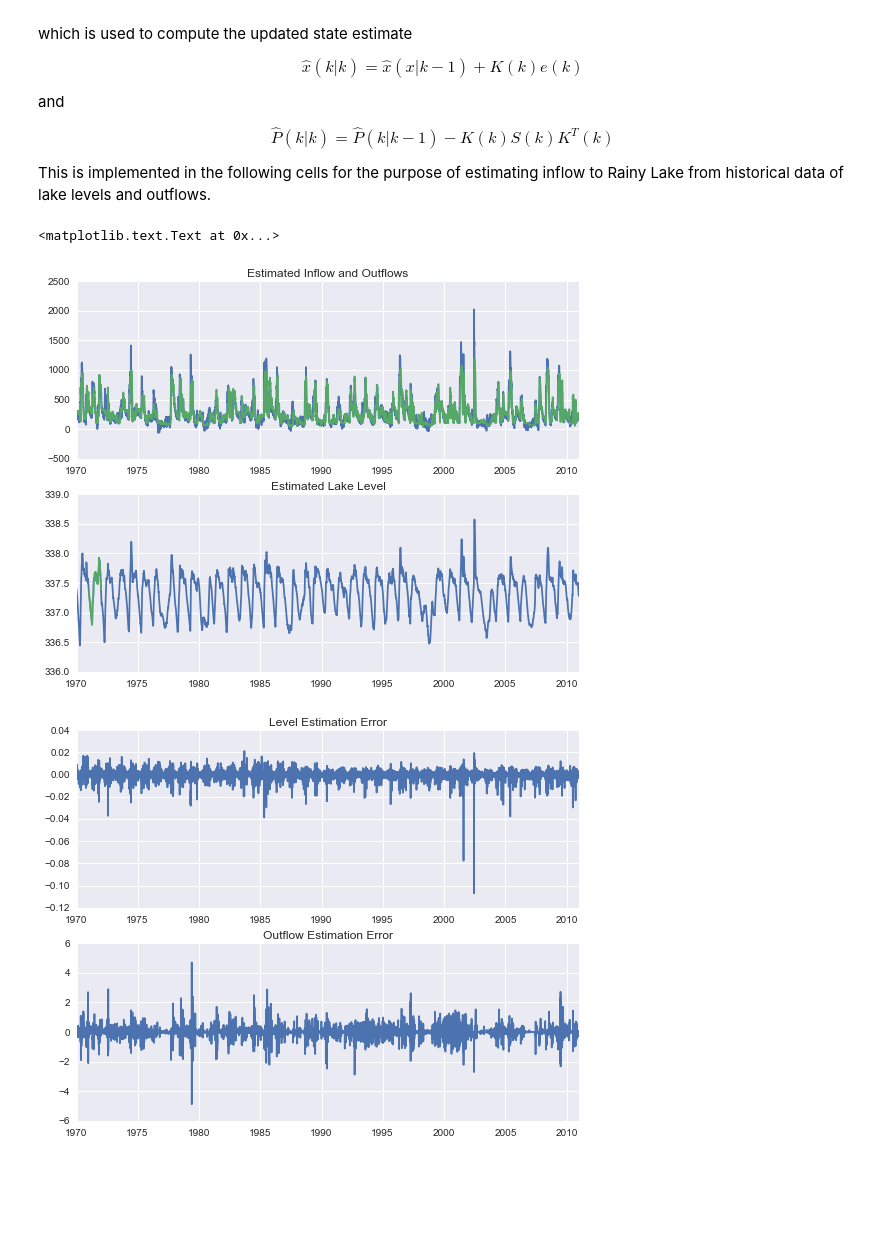
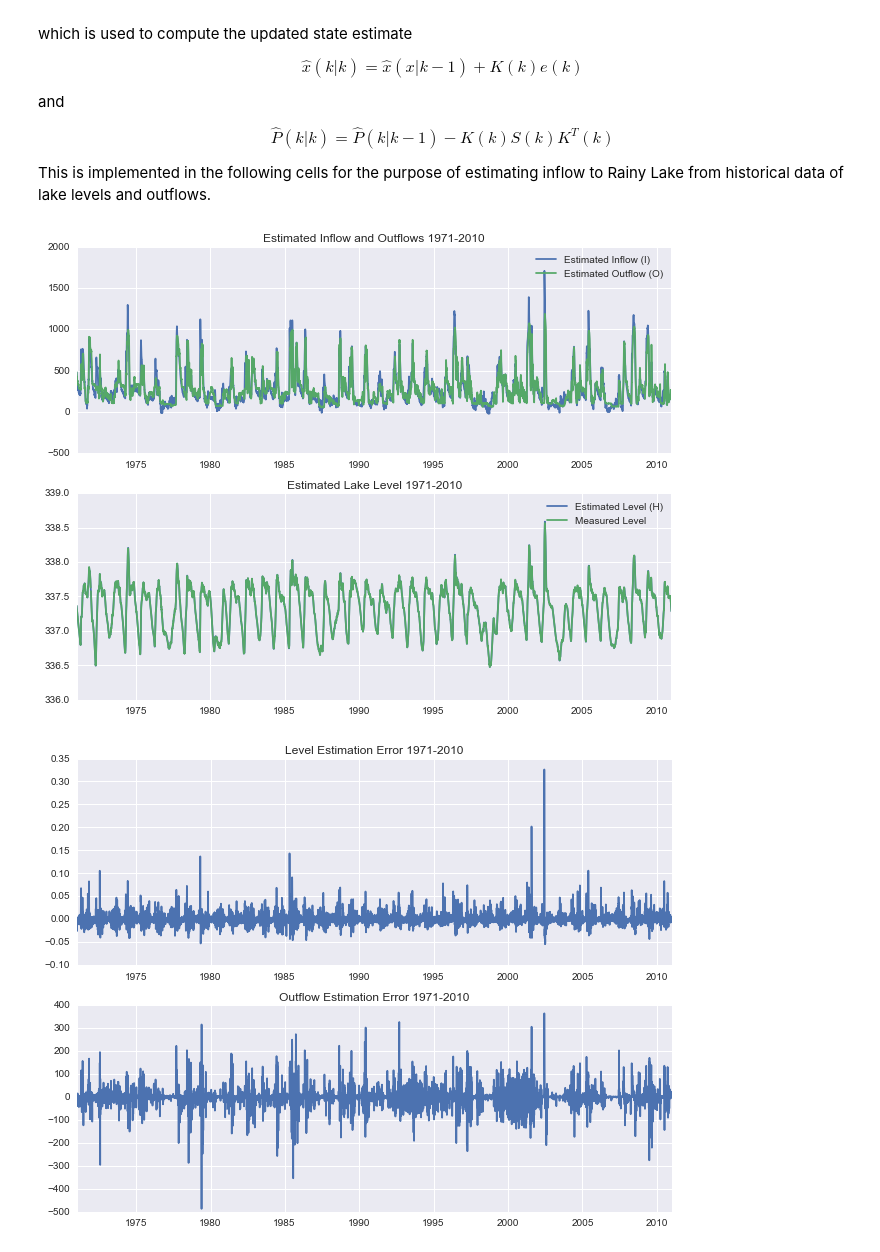
Before and after one commit to kmcgarry7/Rainy-Lake-Hydrology, a Jupyter notebook: Estimating_Rainy_Lake_Inflows_1970-2010.ipynb, the cells around one changed output. Saved outputs shown, nothing was run; the diff lists cells and outputs as text; code cells hidden in the pictures; blank space fills up the shorter version.

Commit message:
Uppate Inflows notebook

```diff
--- a/Estimating_Rainy_Lake_Inflows_1970-2010.ipynb
+++ b/Estimating_Rainy_Lake_Inflows_1970-2010.ipynb
@@ -131,20 +131,24 @@ A = np.array([[1.0, dt/areaRL, -dt/areaRL],
      [0.0, 1.0, 0.0],
      [0.0, 0.0, 1.0]])
 
-C = np.array([[1.0, 0.0, 0.0],[0.0, 0.0, 1.0]])
+C = np.array([[1.0, 0.0, 0.0],
+              [0.0, 0.0, 1.0]])
 
-Q = np.array([[0.0001, 0.0, 0.0],
-              [0.0, 100000.0, 0.0],
-              [0.0, 0.0, 100000.0]])
+# Covariance of state inputs
+Q = np.array([[0.0, 0.0, 0.0],
+              [0.0, 10000.0, 0.0],
+              [0.0, 0.0, 10000.0]])
 
-R = np.array([[0.005, 0],[0.0, 1000.0]])
+# Measurement covariance
+R = np.array([[0.005, 0],[0.0, 10000.0]])
 # %%
 # Load Rainy Lake Level and Rainy River Flow data
 
-yr = '1971'
+yrA = '1971'
+yrB = '2010'
 
-y = pd.concat([pd.read_pickle('RL.pkl')['1970':'2010'],
-               pd.read_pickle('RR.pkl')['1970':'2010']],axis=1)
+y = pd.concat([pd.read_pickle('RL.pkl')[yrA:yrB],
+               pd.read_pickle('RR.pkl')[yrA:yrB]],axis=1)
 y.columns = ['H','O']
 
 y = y.interpolate()
@@ -175,29 +179,35 @@ for k in range(1,len(y.index)):
 # %%
+plt.figure(figsize=(9,7))
 
-plt.figure(figsize=(9,7))
 plt.subplot(2,1,1)
 plt.hold(True)
-xfilter['I'].plot()
-xfilter['O'].plot()
+x['I'].plot()
+x['O'].plot()
 plt.hold(False)
-plt.title('Estimated Inflow and Outflows')
+plt.title('Estimated Inflow and Outflows ' + yrA + '-' + yrB)
+plt.legend(['Estimated Inflow (I)','Estimated Outflow (O)'])
 
 plt.subplot(2,1,2)
 plt.hold(True)
-xfilter['H'].plot()
-RL[yr].plot()
+x['H'].plot()
+RL[yrA:yrB].plot()
 plt.hold(False)
-plt.title('Estimated Lake Level')
+plt.title('Estimated Lake Level ' + yrA + '-' + yrB)
+plt.legend(['Estimated Level (H)','Measured Level'])
+
+plt.tight_layout()
 
 plt.figure(figsize=(9,7))
+
 plt.subplot(2,1,1)
-(xfilter['H'] - y['H']).plot()
-plt.title('Level Estimation Error')
+e['H'].plot()
+plt.title('Level Estimation Error ' + yrA + '-' + yrB)
+
 plt.subplot(2,1,2)
+e['O'].plot()
+plt.title('Outflow Estimation Error ' + yrA + '-' + yrB)
 
-(xfilter['O'] - y['O']).plot()
-plt.title('Outflow Estimation Error')
+plt.tight_layout()
 # %% [output]
-<matplotlib.text.Text at 0x...>
-[figure, old version]
+[figure, new version]
-[figure, old version]
+[figure, new version]
```
Also changed, not shown: parts of 7 cells of this notebook.
